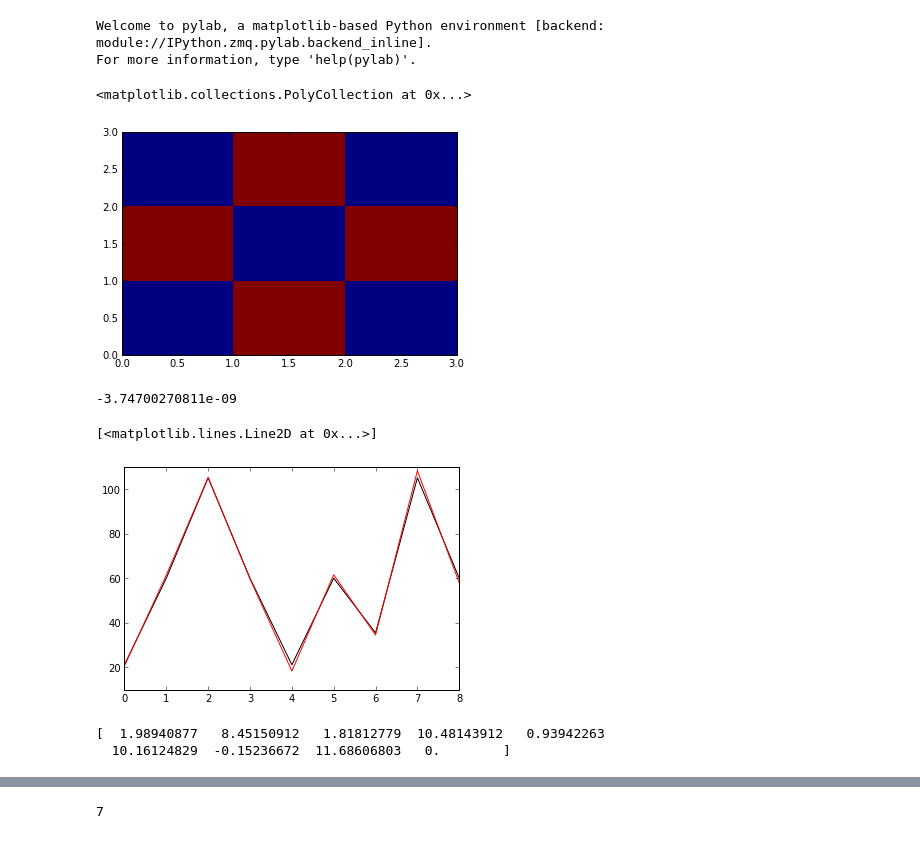
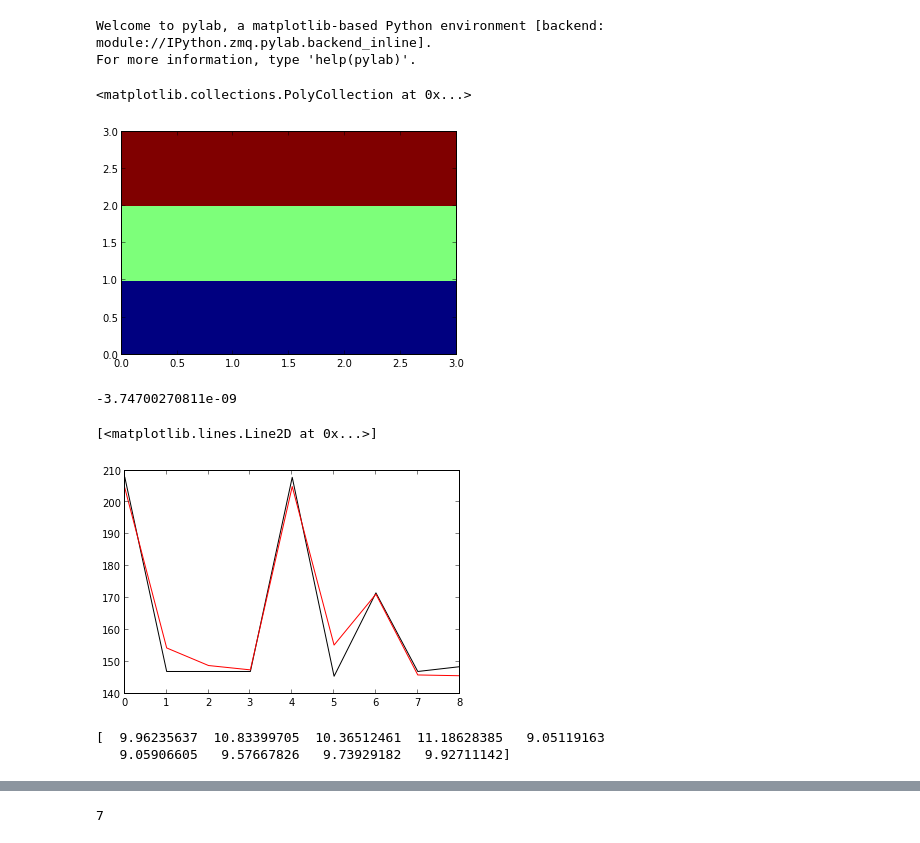
Before and after one commit to dIOGOLOC/cavalo, a Jupyter notebook: Projeto Tomografia.ipynb, the cells around one changed output, grey strips where cells are left out. Saved outputs shown, nothing was run; the diff lists cells and outputs as text; code cells hidden in the pictures.

```diff
--- a/Projeto Tomografia.ipynb
+++ b/Projeto Tomografia.ipynb
@@ -9,11 +9,13 @@ import numpy as np
 import matplotlib.pyplot as plt
 # %%
 #Sendo pt=parâmetros verdadeiros
-pt=np.array([1,10,1,10,1,10,1,10,1])
+#pt=np.array([1,1,1,5,5,5,10,10,10])
+pt=np.array([9.7,9.7,9.7,9.8,9.8,9.8,9.9,9.9,9.9])
+#pt=np.array([1,8,1,1,8,1,1,1,1])
 plt.pcolor(np.reshape(pt,(3,3)))
 # %% [output]
 <matplotlib.collections.PolyCollection at 0x...>
-[figure, old version]
+[figure, new version]
 # %%
 #Declarando as variáveis:
 
@@ -52,21 +54,21 @@ plt.plot(yc,'-k')
 plt.plot(yobs,'-r')
 # %% [output]
 [<matplotlib.lines.Line2D at 0x...>]
-[figure, old version]
+[figure, new version]
 # %%
 #Contruindo os estimador para os métodos:
 #p=parâmetros
 #ur=regularizador tikonov de ordem 0
 #us=regularizador tikonov de ordem 1
 
-ur=0
-us=0
+ur=0.1
+us=0.01
 
 p=np.linalg.solve((np.dot(A.T,A)+ur*I+us*W),np.dot(A.T,yobs))
 print(p)
 # %% [output]
-[  1.98940877   8.45150912   1.81812779  10.48143912   0.93942263
-  10.16124829  -0.15236672  11.68606803   0.        ]
+[  9.96235637  10.83399705  10.36512461  11.18628385   9.05119163
+   9.05906605   9.57667826   9.73929182   9.92711142]
 # %%
 #Calculando os dados preditos para p:
 
```
Also changed, not shown: parts of 7 cells of this notebook.
